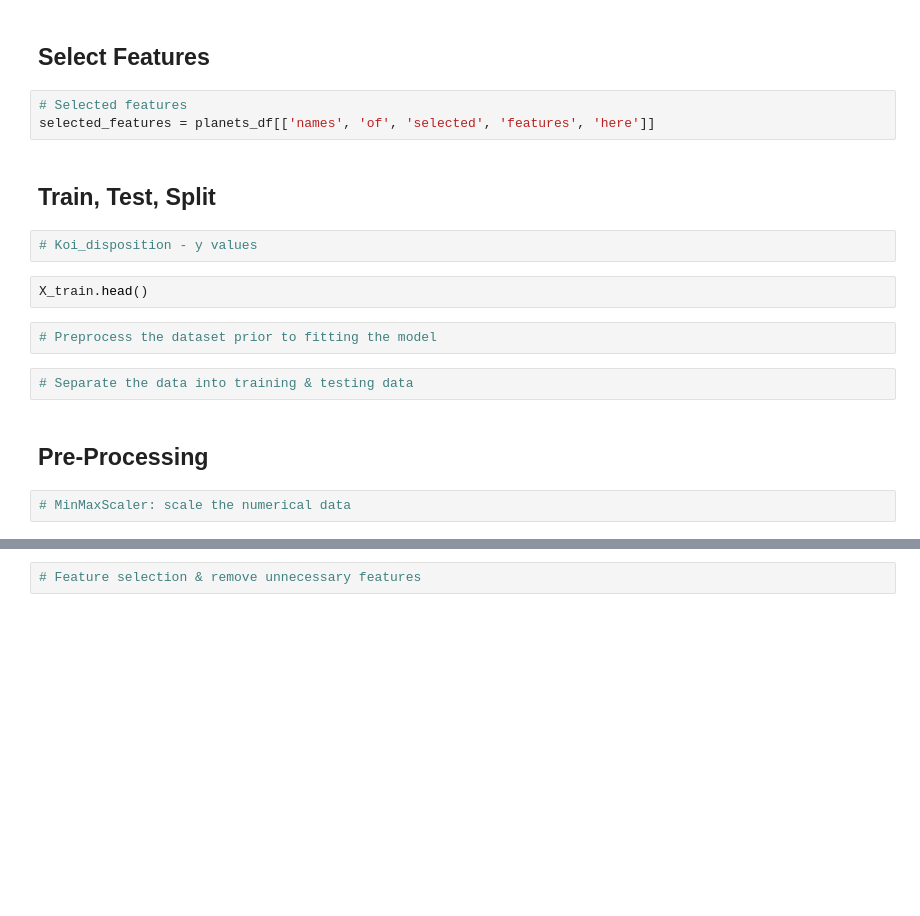
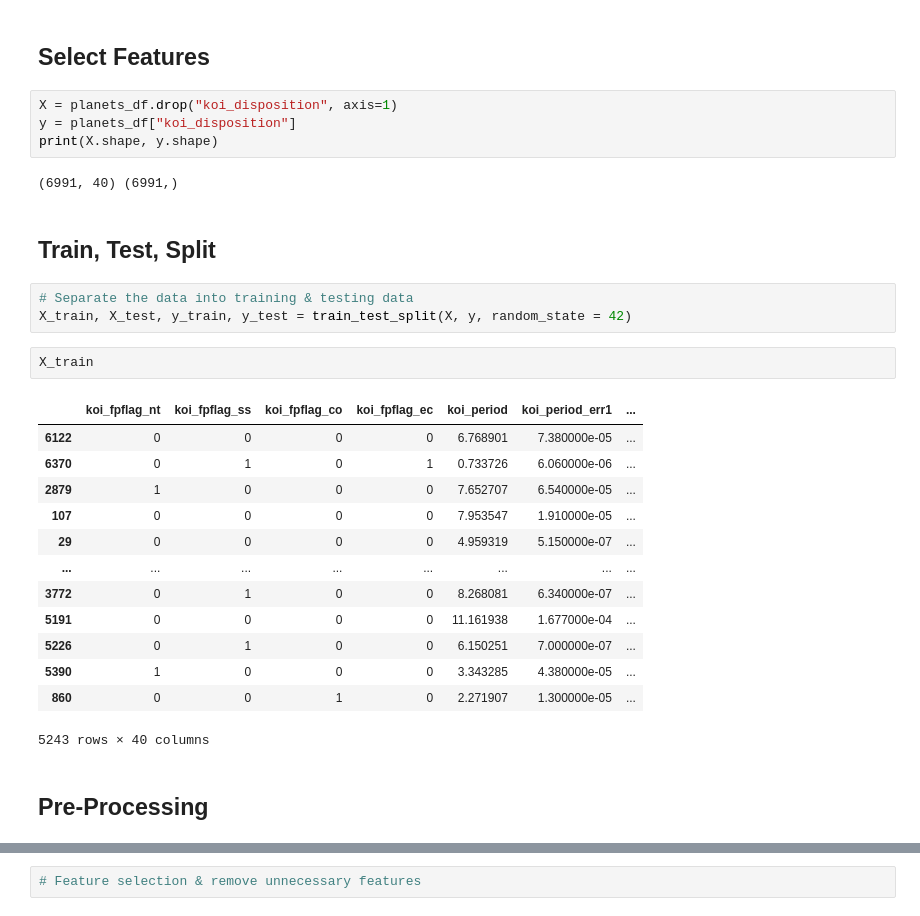
Before and after one commit to juliabrunett/machine-learning-challenge, a Jupyter notebook: model_1.ipynb, the cells around one changed output, grey strips where cells are left out. Drawn from its saved outputs; the diff is of its cells as text; blank space fills up the shorter version.

Commit message:
Working on building model

```diff
--- a/model_1.ipynb
+++ b/model_1.ipynb
@@ -47,19 +50,31 @@ planets_df
 # %% [markdown]
 ## Select Features
 # %%
-# Selected features
-selected_features = planets_df[['names', 'of', 'selected', 'features', 'here']]
+X = planets_df.drop("koi_disposition", axis=1)
+y = planets_df["koi_disposition"]
+print(X.shape, y.shape)
+# %% [output]
+(6991, 40) (6991,)
 # %% [markdown]
 ## Train, Test, Split
 # %%
-# Koi_disposition - y values
+# Separate the data into training & testing data
+X_train, X_test, y_train, y_test = train_test_split(X, y, random_state = 42)
 # %%
-X_train.head()
+X_train
+# %% [output]
+|  | koi_fpflag_nt | koi_fpflag_ss | koi_fpflag_co | koi_fpflag_ec | koi_period | koi_period_err1 | ... |
+| 6122 | 0 | 0 | 0 | 0 | 6.768901 | 7.380000e-05 | ... |
+| 6370 | 0 | 1 | 0 | 1 | 0.733726 | 6.060000e-06 | ... |
+| 2879 | 1 | 0 | 0 | 0 | 7.652707 | 6.540000e-05 | ... |
+| 107 | 0 | 0 | 0 | 0 | 7.953547 | 1.910000e-05 | ... |
+| 29 | 0 | 0 | 0 | 0 | 4.959319 | 5.150000e-07 | ... |
+| ... | ... | ... | ... | ... | ... | ... | ... |
+| 3772 | 0 | 1 | 0 | 0 | 8.268081 | 6.340000e-07 | ... |
+| 5191 | 0 | 0 | 0 | 0 | 11.161938 | 1.677000e-04 | ... |
+| 5226 | 0 | 1 | 0 | 0 | 6.150251 | 7.000000e-07 | ... |
+| 5390 | 1 | 0 | 0 | 0 | 3.343285 | 4.380000e-05 | ... |
+| 860 | 0 | 0 | 1 | 0 | 2.271907 | 1.300000e-05 | ... |
+5243 rows × 40 columns
-# %%
-# Preprocess the dataset prior to fitting the model
-# %%
-# Separate the data into training & testing data
 # %% [markdown]
 ## Pre-Processing
-# %%
-# MinMaxScaler: scale the numerical data
```
Also changed, not shown: parts of 16 cells of this notebook, 1 other file.
